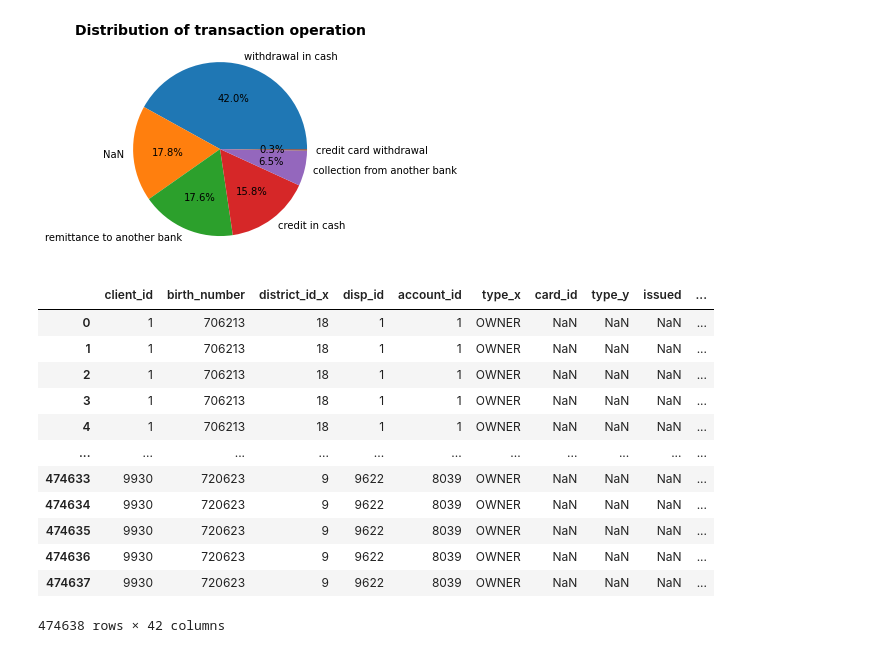
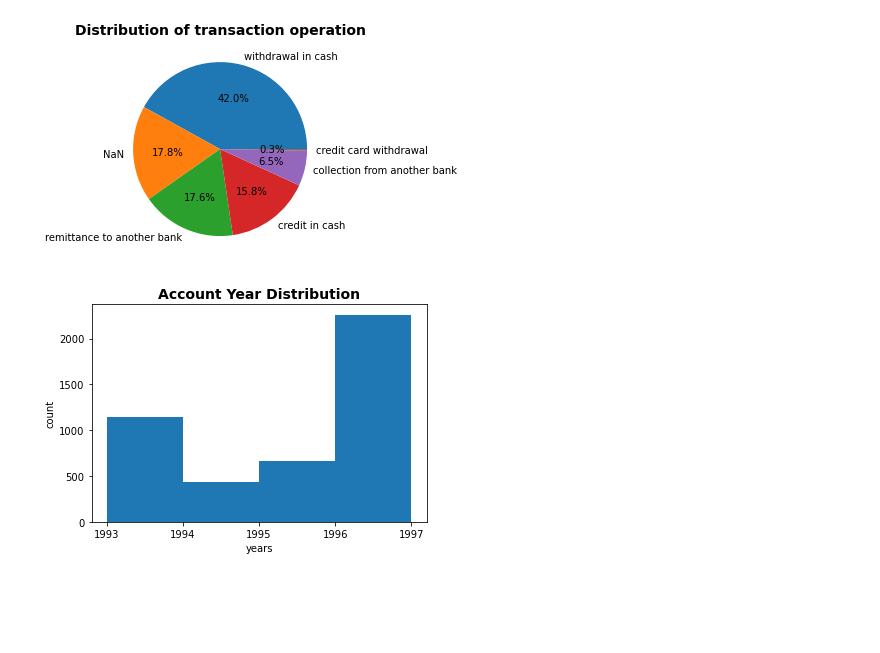
Before and after one commit to diogohalmeida/FEUP-AC-PROJ, a Jupyter notebook: Final_stats.ipynb, the cells around one changed output. Saved outputs shown, nothing was run; the diff lists cells and outputs as text; code cells hidden in the pictures; blank space fills up the shorter version.

Commit message:
Added another plot

```diff
--- a/Final_stats.ipynb
+++ b/Final_stats.ipynb
@@ -40,14 +40,26 @@ plt.pie(percs, labels=trans["operation"].value_counts().keys(), autopct='%.1f%%'
 plt.savefig("new_stats/trans_operation_dist.png")
 # %% [output]
 [figure]
+# %%
+account = pd.read_csv("dataset/account.csv", sep=";")
+card_train = pd.read_csv("dataset/card_train.csv", sep=";")
+client = pd.read_csv("dataset/client.csv", sep=";")
+disp = pd.read_csv("dataset/disp.csv", sep=";")
+district = pd.read_csv("dataset/district.csv", sep=";")
+loan_train = pd.read_csv("dataset/loan_train.csv", sep=";")
+
+years = [int("19" + str(row["date"])[:2]) for _,row in account.iterrows()]
+plt.hist(years, bins=[1993,1994,1995,1996,1997])
+#axs = sb.histplot(years,bins=[1993,1994,1995,1996,1997])
+#axs.set_xlabel(10)
+plt.xticks(ticks=[1993,1994,1995,1996,1997])
+plt.title("Account Year Distribution", fontdict={'fontsize': 14, 'fontweight': 'bold'})
+plt.ylabel("count")
+plt.xlabel("years")
+plt.savefig("new_stats/account_year_dist.png")
+# %% [output]
+[figure, added]
 # %%
-account = pd.read_csv("dataset/account.csv", sep=";")
-card_train = pd.read_csv("dataset/card_train.csv", sep=";")
-client = pd.read_csv("dataset/client.csv", sep=";")
-disp = pd.read_csv("dataset/disp.csv", sep=";")
-district = pd.read_csv("dataset/district.csv", sep=";")
-loan_train = pd.read_csv("dataset/loan_train.csv", sep=";")
-
 district.rename(columns={"code ": "district_id"}, inplace=True)
 
 client_disp = client.merge(disp, on="client_id")
@@ -56,20 +68,5 @@ client_disp_card_dist = client_disp_card.merge(district, on="district_id")
 client_disp_card_dist_account = client_disp_card_dist.merge(account, on="account_id")
 client_disp_card_dist_account_loan = client_disp_card_dist_account.merge(loan, on="account_id", how="left")
 final = client_disp_card_dist_account_loan.merge(trans_train, on="account_id")
-final
-# %% [output]
-|  | client_id | birth_number | district_id_x | disp_id | account_id | type_x | card_id | type_y | issued | ... |
-| 0 | 1 | 706213 | 18 | 1 | 1 | OWNER | NaN | NaN | NaN | ... |
-| 1 | 1 | 706213 | 18 | 1 | 1 | OWNER | NaN | NaN | NaN | ... |
-| 2 | 1 | 706213 | 18 | 1 | 1 | OWNER | NaN | NaN | NaN | ... |
-| 3 | 1 | 706213 | 18 | 1 | 1 | OWNER | NaN | NaN | NaN | ... |
-| 4 | 1 | 706213 | 18 | 1 | 1 | OWNER | NaN | NaN | NaN | ... |
-| ... | ... | ... | ... | ... | ... | ... | ... | ... | ... | ... |
-| 474633 | 9930 | 720623 | 9 | 9622 | 8039 | OWNER | NaN | NaN | NaN | ... |
-| 474634 | 9930 | 720623 | 9 | 9622 | 8039 | OWNER | NaN | NaN | NaN | ... |
-| 474635 | 9930 | 720623 | 9 | 9622 | 8039 | OWNER | NaN | NaN | NaN | ... |
-| 474636 | 9930 | 720623 | 9 | 9622 | 8039 | OWNER | NaN | NaN | NaN | ... |
-| 474637 | 9930 | 720623 | 9 | 9622 | 8039 | OWNER | NaN | NaN | NaN | ... |
-474638 rows × 42 columns
 # %%
 #final.fillna("")
```
Also changed, not shown: parts of 2 cells of this notebook, 1 other file.
